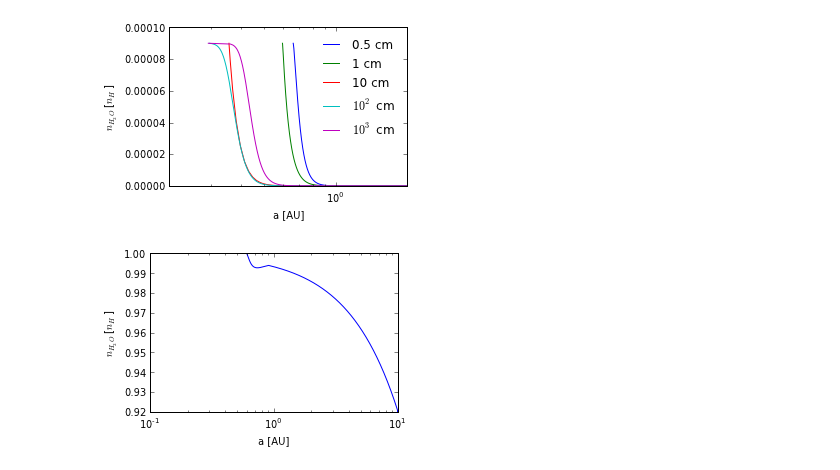
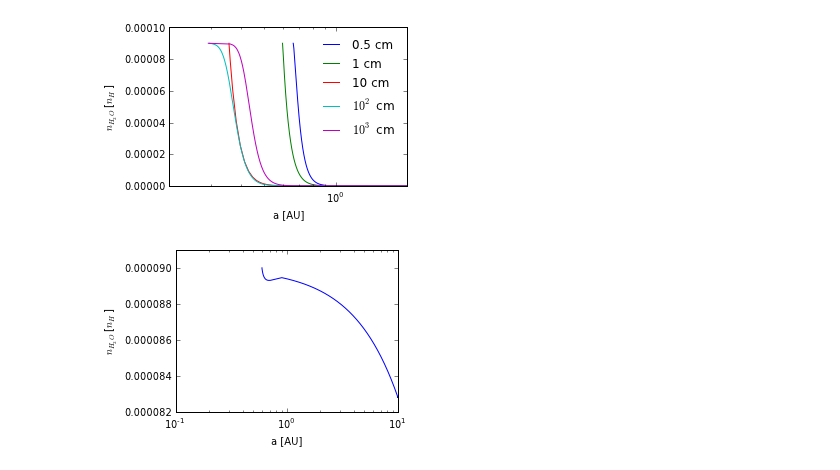
Before and after one commit to apiso/Thesis, a Jupyter notebook: python/more_snowline_plots.ipynb, the cells around one changed output. Cells and saved outputs as stored; diff of their text form; code cells hidden in the pictures.

```diff
--- a/python/more_snowline_plots.ipynb
+++ b/python/more_snowline_plots.ipynb
@@ -250,11 +250,11 @@ n, a, Mdot = n_with_acc(10, 1., 18, 5800, 1e-8, rhos = 2.0, mu = 2.3, Sigma0 = 2
 # %%
 plt.figure(figsize = (4.5, 3))
 
-plt.semilogx(a, n)
+plt.semilogx(a, n * 0.9 * 1e-4)
 plt.xlabel('a [AU]')
 plt.ylabel('$n_{H_2O}$ [$n_H$]')
 
 plt.tight_layout()
 plt.savefig('../figs/nH2O_acc_wrong.pdf')
 # %% [output]
-[figure, old version]
+[figure, new version]
```
Also changed, not shown: 3 other files.
